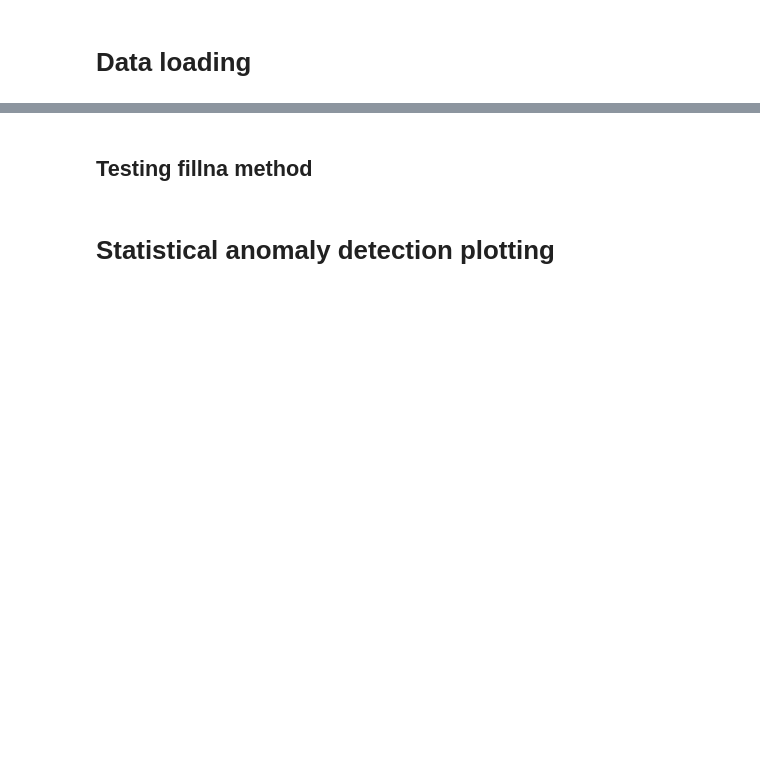
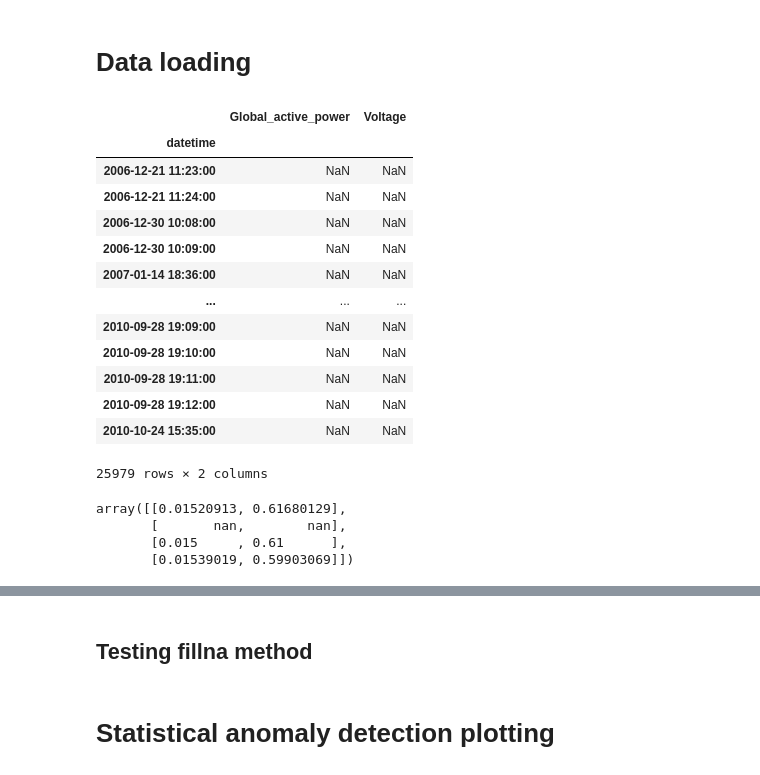
Before and after one commit to Stashq/TS-Forecasting, a Jupyter notebook: notebooks/ts-forecasting.ipynb, the cells around one changed output, grey strips where cells are left out. Cells and saved outputs as stored; diff of their text form; code cells hidden in the pictures; blank space fills up the shorter version.

```diff
--- a/notebooks/ts-forecasting.ipynb
+++ b/notebooks/ts-forecasting.ipynb
@@ -138,0 +214,34 @@ df = df.resample('1min').fillna("backfill")
+# %%
+df = df.resample('1min').asfreq()
+df[df.isnull().any(axis=1)]
+# %% [output]
+|  | Global_active_power | Voltage |
+| datetime |  |  |
+| 2006-12-21 11:23:00 | NaN | NaN |
+| 2006-12-21 11:24:00 | NaN | NaN |
+| 2006-12-30 10:08:00 | NaN | NaN |
+| 2006-12-30 10:09:00 | NaN | NaN |
+| 2007-01-14 18:36:00 | NaN | NaN |
+| ... | ... | ... |
+| 2010-09-28 19:09:00 | NaN | NaN |
+| 2010-09-28 19:10:00 | NaN | NaN |
+| 2010-09-28 19:11:00 | NaN | NaN |
+| 2010-09-28 19:12:00 | NaN | NaN |
+| 2010-10-24 15:35:00 | NaN | NaN |
+25979 rows × 2 columns
+# %%
+import impyute as impy
+from time import time
+start = time()
+res = impy.moving_window(
+    data,
+    wsize=df.loc["2006-12-21 11:10:00":"2006-12-21 11:40:00"].shape[0],
+    nindex=13
+)
+end = time() - start
+res[-19:-15]
+# %% [output]
+array([[0.01520913, 0.61680129],
+       [       nan,        nan],
+       [0.015     , 0.61      ],
+       [0.01539019, 0.59903069]])
```
Also changed, not shown: parts of 15 cells of this notebook, 9 other files.
